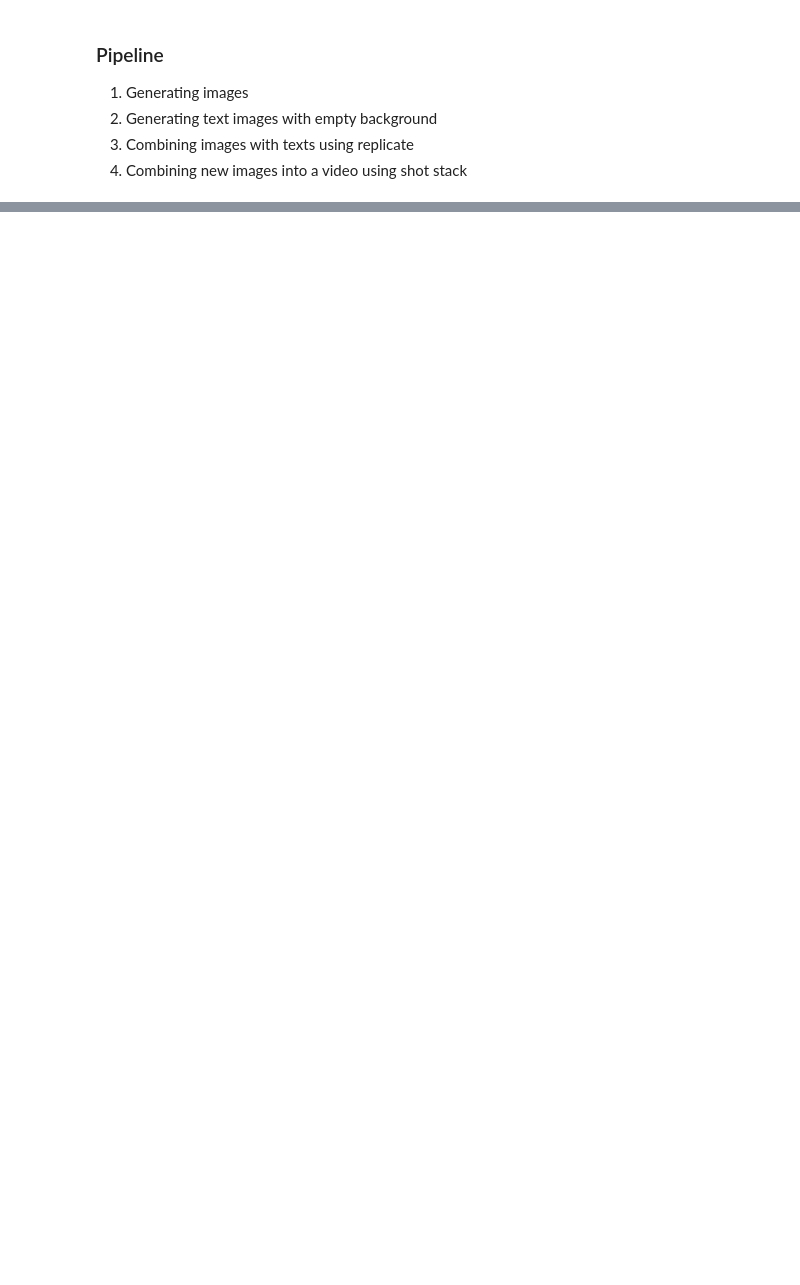
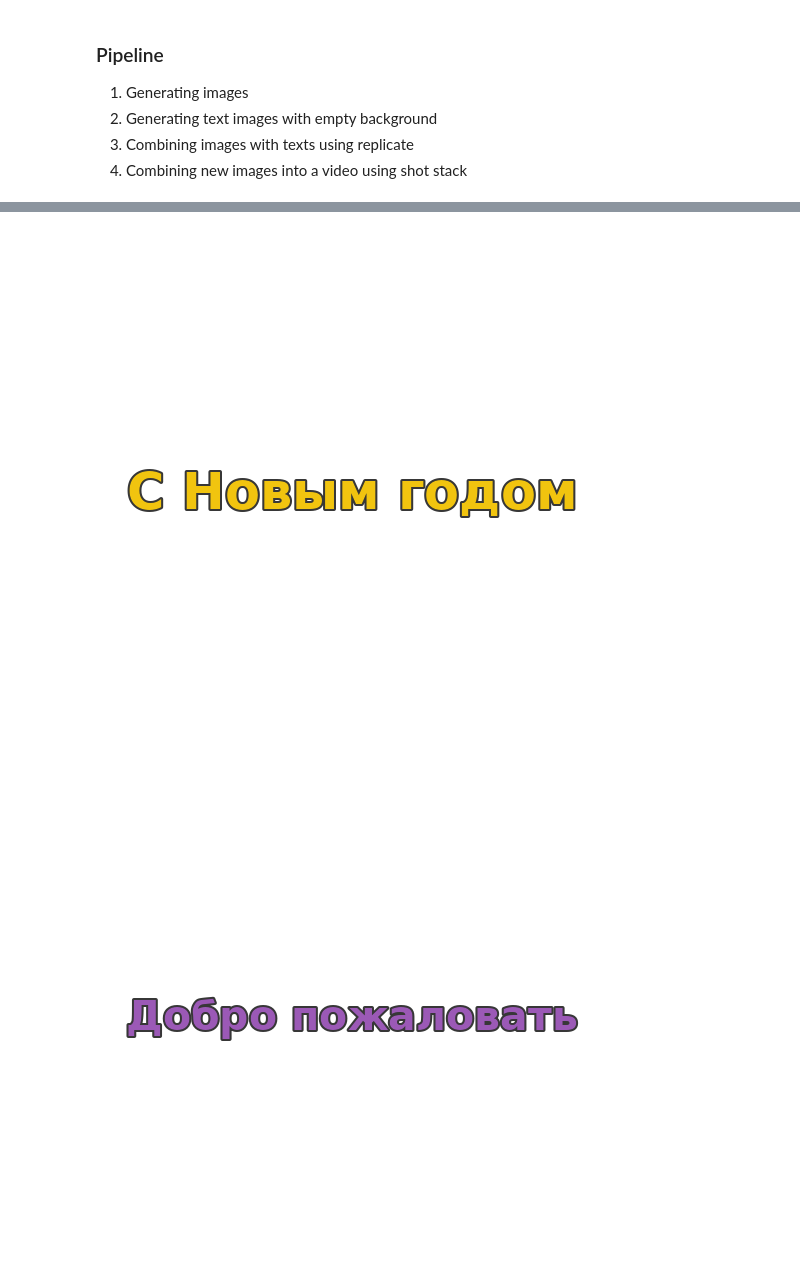
Before and after one commit to Lab-of-suffering/Cringe-media-production, a Jupyter notebook: notebooks/pipeline_example.ipynb, the cells around one changed output, grey strips where cells are left out. Drawn from its saved outputs; the diff is of its cells as text; code cells hidden in the pictures; blank space fills up the shorter version.

```diff
--- a/notebooks/pipeline_example.ipynb
+++ b/notebooks/pipeline_example.ipynb
@@ -186,7 +223,7 @@ for i, p in enumerate(pack["prompts"], 1):
 # Texts
 
 MODEL_NAME = os.environ.get("SLOGAN_LLM", "Qwen/Qwen2.5-1.5B-Instruct")
-K_OUT      = 5
+K_OUT      = 3
 SEED       = 23
 BG_DEFAULT = "transparent"      # "transparent" | "white"
 PALETTE    = [(231,76,60),(46,204,113),(52,152,219),(155,89,182),(241,196,15),(20,20,20)]
@@ -375,7 +412,9 @@ def generate_and_display(topic: str, lang: str="auto", bg: str=BG_DEFAULT, k: in
         img, file_path = render_phrase(t, random.choice(font_pool), color=random.choice(PALETTE), bg=bg)
         display(img)
         text_filenames.append(file_path)
-    return text_filenames
+    return text_filenames, phrases[:k]
 # %%
-# Making empty images with text
-text_filenames = generate_and_display(user_text, k=5)
+text_filenames, text_phrases = generate_and_display(user_text, k=5)
+# %% [output]
+[figure, added]
+[figure, added]
```
Also changed, not shown: parts of 24 cells of this notebook.
